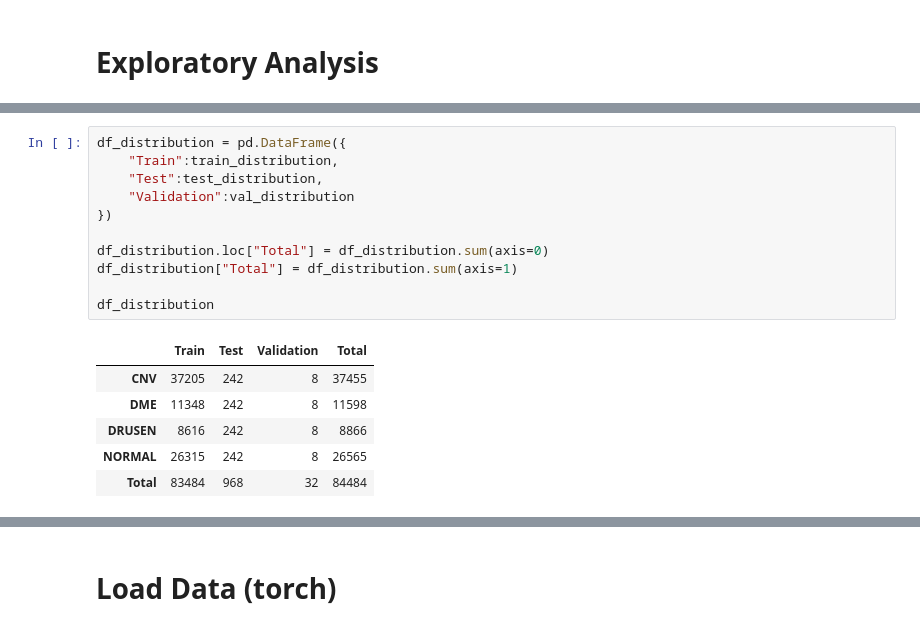
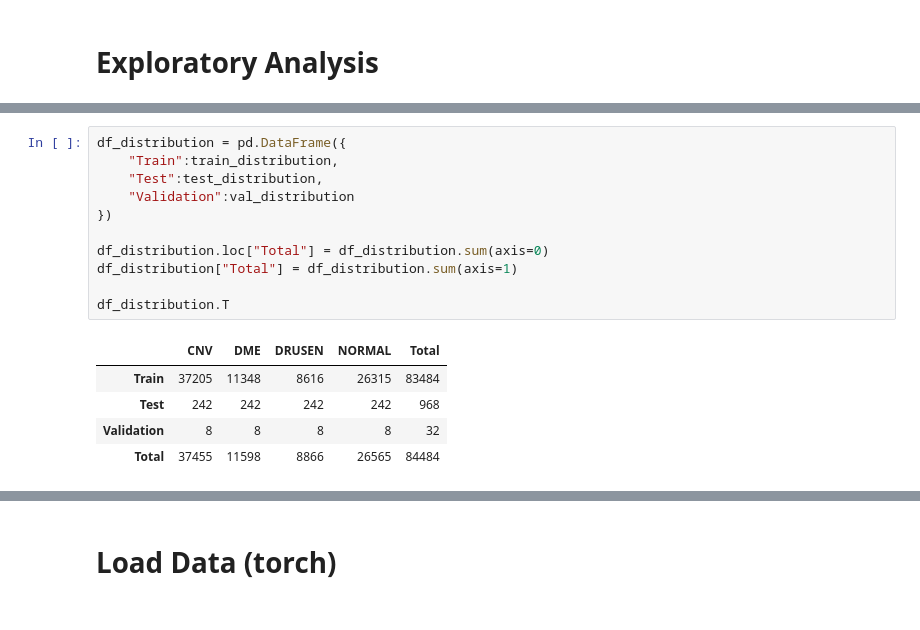
Before and after one commit to myller-silva/PDI-Project, a Jupyter notebook: pdi-project.ipynb, the cells around one changed output, grey strips where cells are left out. Saved outputs shown, nothing was run; the diff lists cells and outputs as text.

```diff
--- a/pdi-project.ipynb
+++ b/pdi-project.ipynb
@@ -49,18 +62,17 @@ count_images_in_directory(train_path), count_images_in_directory(test_path), cou
 # %%
 df_distribution = pd.DataFrame({
     "Train":train_distribution,
     "Test":test_distribution,
     "Validation":val_distribution
 })
 
 df_distribution.loc["Total"] = df_distribution.sum(axis=0)
 df_distribution["Total"] = df_distribution.sum(axis=1)
 
-df_distribution
+df_distribution.T
 # %% [output]
-|  | Train | Test | Validation | Total |
-| CNV | 37205 | 242 | 8 | 37455 |
-| DME | 11348 | 242 | 8 | 11598 |
-| DRUSEN | 8616 | 242 | 8 | 8866 |
-| NORMAL | 26315 | 242 | 8 | 26565 |
-| Total | 83484 | 968 | 32 | 84484 |
+|  | CNV | DME | DRUSEN | NORMAL | Total |
+| Train | 37205 | 11348 | 8616 | 26315 | 83484 |
+| Test | 242 | 242 | 242 | 242 | 968 |
+| Validation | 8 | 8 | 8 | 8 | 32 |
+| Total | 37455 | 11598 | 8866 | 26565 | 84484 |
```
Also changed, not shown: parts of 27 cells of this notebook.
